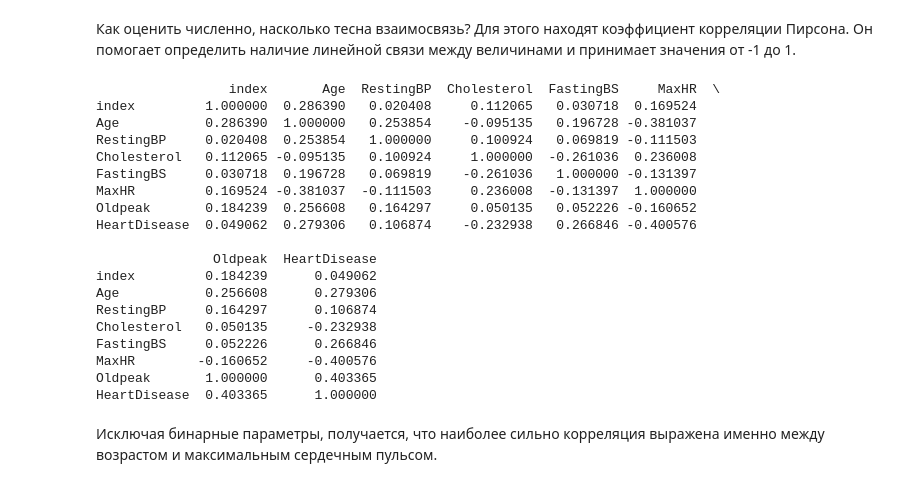
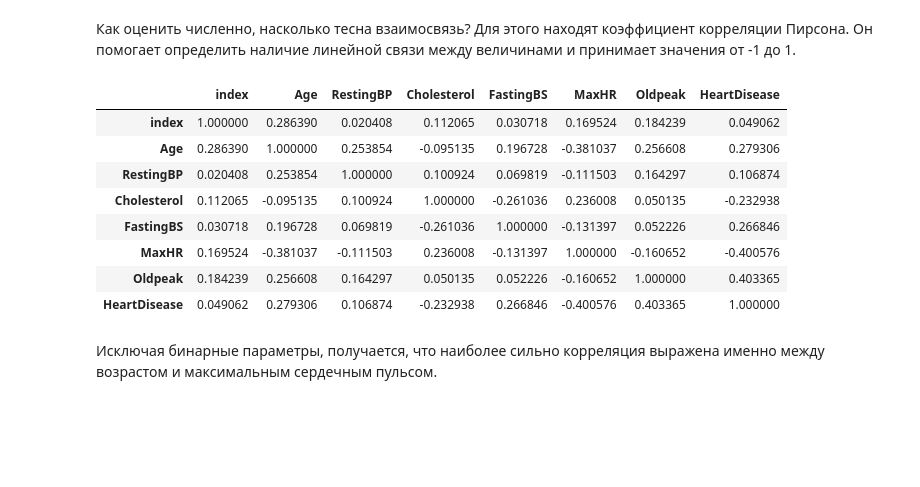
Before and after one commit to Deiwas/analysis_lab2, a Jupyter notebook: lab2.ipynb, the cells around one changed output. Drawn from its saved outputs; the diff is of its cells as text; code cells hidden in the pictures; blank space fills up the shorter version.

```diff
--- a/lab2.ipynb
+++ b/lab2.ipynb
@@ -229,27 +229,17 @@ sns.pairplot(df)
 Как оценить численно, насколько тесна взаимосвязь? Для этого находят коэффициент корреляции Пирсона.
 Он помогает определить наличие линейной связи между величинами и принимает значения от -1 до 1.
 # %%
-print(df.corr())
+display(df.corr())
 # %% [output]
-                 index       Age  RestingBP  Cholesterol  FastingBS     MaxHR  \
-index         1.000000  0.286390   0.020408     0.112065   0.030718  0.169524
-Age           0.286390  1.000000   0.253854    -0.095135   0.196728 -0.381037
-RestingBP     0.020408  0.253854   1.000000     0.100924   0.069819 -0.111503
-Cholesterol   0.112065 -0.095135   0.100924     1.000000  -0.261036  0.236008
-FastingBS     0.030718  0.196728   0.069819    -0.261036   1.000000 -0.131397
-MaxHR         0.169524 -0.381037  -0.111503     0.236008  -0.131397  1.000000
-Oldpeak       0.184239  0.256608   0.164297     0.050135   0.052226 -0.160652
-HeartDisease  0.049062  0.279306   0.106874    -0.232938   0.266846 -0.400576
-
-               Oldpeak  HeartDisease
-index         0.184239      0.049062
-Age           0.256608      0.279306
-RestingBP     0.164297      0.106874
-Cholesterol   0.050135     -0.232938
-FastingBS     0.052226      0.266846
-MaxHR        -0.160652     -0.400576
-Oldpeak       1.000000      0.403365
-HeartDisease  0.403365      1.000000
+|  | index | Age | RestingBP | Cholesterol | FastingBS | MaxHR | Oldpeak | HeartDisease |
+| index | 1.000000 | 0.286390 | 0.020408 | 0.112065 | 0.030718 | 0.169524 | 0.184239 | 0.049062 |
+| Age | 0.286390 | 1.000000 | 0.253854 | -0.095135 | 0.196728 | -0.381037 | 0.256608 | 0.279306 |
+| RestingBP | 0.020408 | 0.253854 | 1.000000 | 0.100924 | 0.069819 | -0.111503 | 0.164297 | 0.106874 |
+| Cholesterol | 0.112065 | -0.095135 | 0.100924 | 1.000000 | -0.261036 | 0.236008 | 0.050135 | -0.232938 |
+| FastingBS | 0.030718 | 0.196728 | 0.069819 | -0.261036 | 1.000000 | -0.131397 | 0.052226 | 0.266846 |
+| MaxHR | 0.169524 | -0.381037 | -0.111503 | 0.236008 | -0.131397 | 1.000000 | -0.160652 | -0.400576 |
+| Oldpeak | 0.184239 | 0.256608 | 0.164297 | 0.050135 | 0.052226 | -0.160652 | 1.000000 | 0.403365 |
+| HeartDisease | 0.049062 | 0.279306 | 0.106874 | -0.232938 | 0.266846 | -0.400576 | 0.403365 | 1.000000 |
 # %% [markdown]
 Исключая бинарные параметры, получается, что наиболее сильно корреляция выражена именно между возрастом и максимальным сердечным пульсом.
 # %% [markdown]
```
Also changed, not shown: parts of 3 cells of this notebook.
